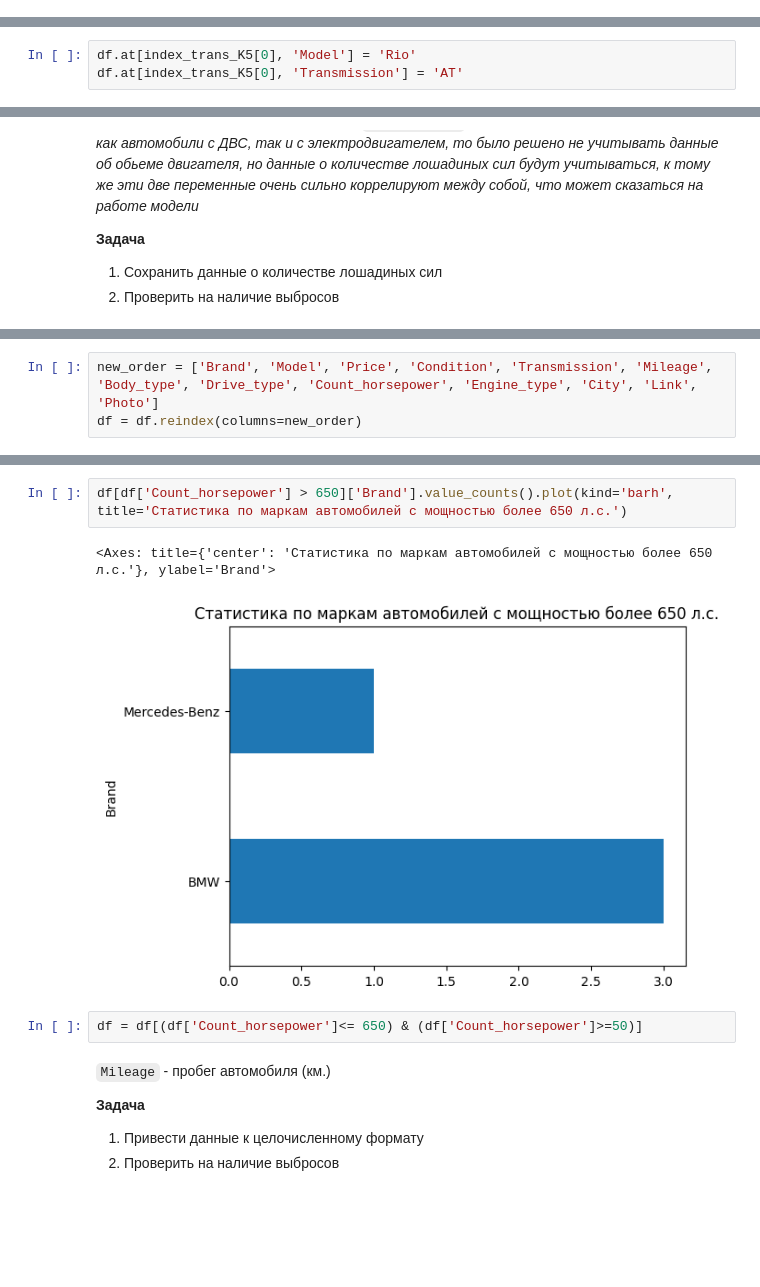
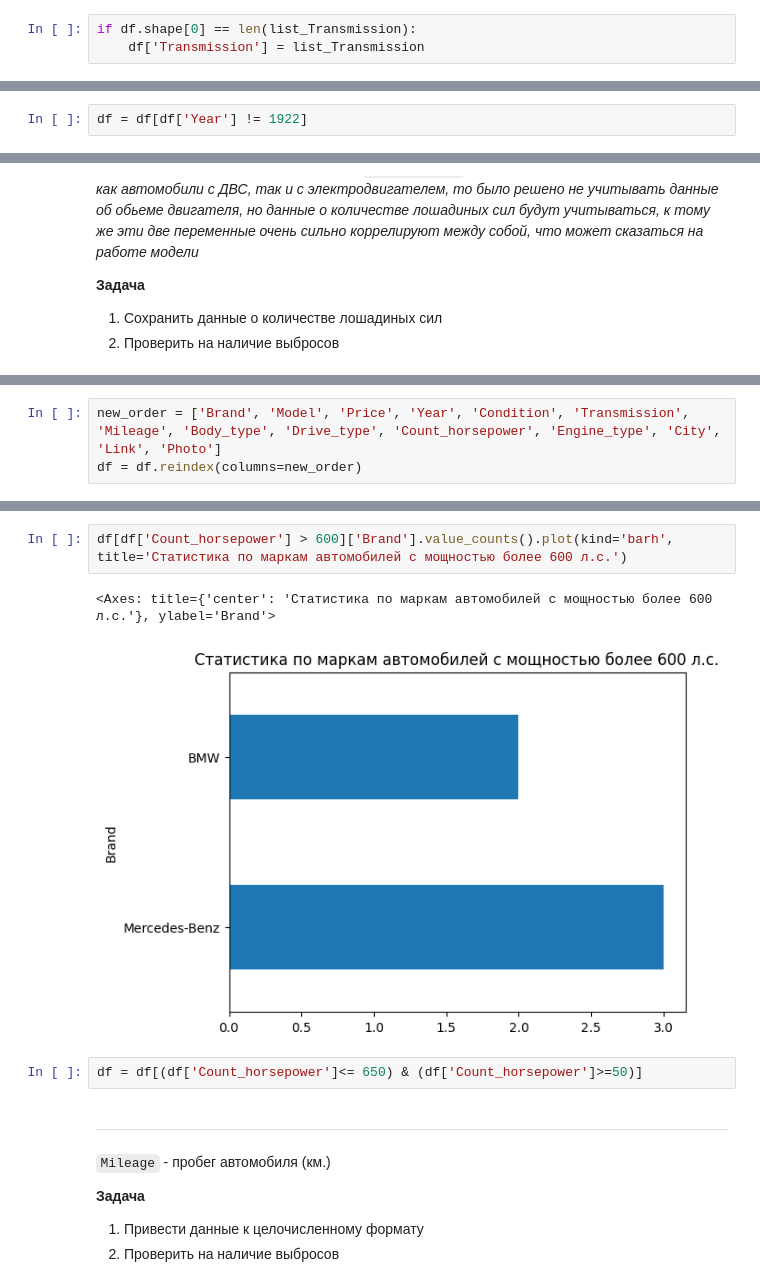
Before and after one commit to MagGoldi/Predicting_cost_car, a Jupyter notebook: Predicting/Price_prediction.ipynb, the cells around one changed output, grey strips where cells are left out. Cells and saved outputs as stored; diff of their text form; blank space fills up the shorter version.

```diff
--- a/Predicting/Price_prediction.ipynb
+++ b/Predicting/Price_prediction.ipynb
@@ -211,3 +260,6 @@ def get_bar_stat(Name, signature, color_1='royalblue', color_2='forestgreen'):
+# %%
+if df.shape[0] == len(list_Transmission):
+    df['Transmission'] = list_Transmission
 # %%
 print(f'Всего типов коробок передач в датасете:= {df['Transmission'].nunique()}')
 # %% [output]
@@ -231,3 +270,0 @@ Index([6138], dtype='int64')
-# %%
-df.at[index_trans_K5[0], 'Model'] = 'Rio'
-df.at[index_trans_K5[0], 'Transmission'] = 'AT'
@@ -355,0 +429,2 @@ df[df['Price'] > 20000000]['Brand'].value_counts().plot(kind='barh', title='Ст
+# %%
+df = df[df['Year'] != 1922]
@@ -410,5 +497,5 @@ Name: Count_horsepower, Length: 18882, dtype: int32
 # %%
-new_order = ['Brand', 'Model', 'Price', 'Condition', 'Transmission', 'Mileage', 'Body_type', 'Drive_type', 'Count_horsepower', 'Engine_type', 'City', 'Link', 'Photo']
+new_order = ['Brand', 'Model', 'Price', 'Year', 'Condition', 'Transmission', 'Mileage', 'Body_type', 'Drive_type', 'Count_horsepower', 'Engine_type', 'City', 'Link', 'Photo']
 df = df.reindex(columns=new_order)
 # %%
 counts, bins, patches = plt.hist(df['Count_horsepower'], bins='scott', color='plum', edgecolor='black')
@@ -450,10 +531,12 @@ df[df['Count_horsepower'] > 650]
 # %%
-df[df['Count_horsepower'] > 650]['Brand'].value_counts().plot(kind='barh', title='Статистика по маркам автомобилей с мощностью более 650 л.с.')
+df[df['Count_horsepower'] > 600]['Brand'].value_counts().plot(kind='barh', title='Статистика по маркам автомобилей с мощностью более 600 л.с.')
 # %% [output]
-<Axes: title={'center': 'Статистика по маркам автомобилей с мощностью более 650 л.с.'}, ylabel='Brand'>
+<Axes: title={'center': 'Статистика по маркам автомобилей с мощностью более 600 л.с.'}, ylabel='Brand'>
-[figure, old version]
+[figure, new version]
 # %%
 df = df[(df['Count_horsepower']<= 650) & (df['Count_horsepower']>=50)]
+# %% [markdown]
+---
 # %% [markdown]
 `Mileage` - пробег автомобиля (км.)
 
```
Also changed, not shown: parts of 125 cells of this notebook, 1 other file.
